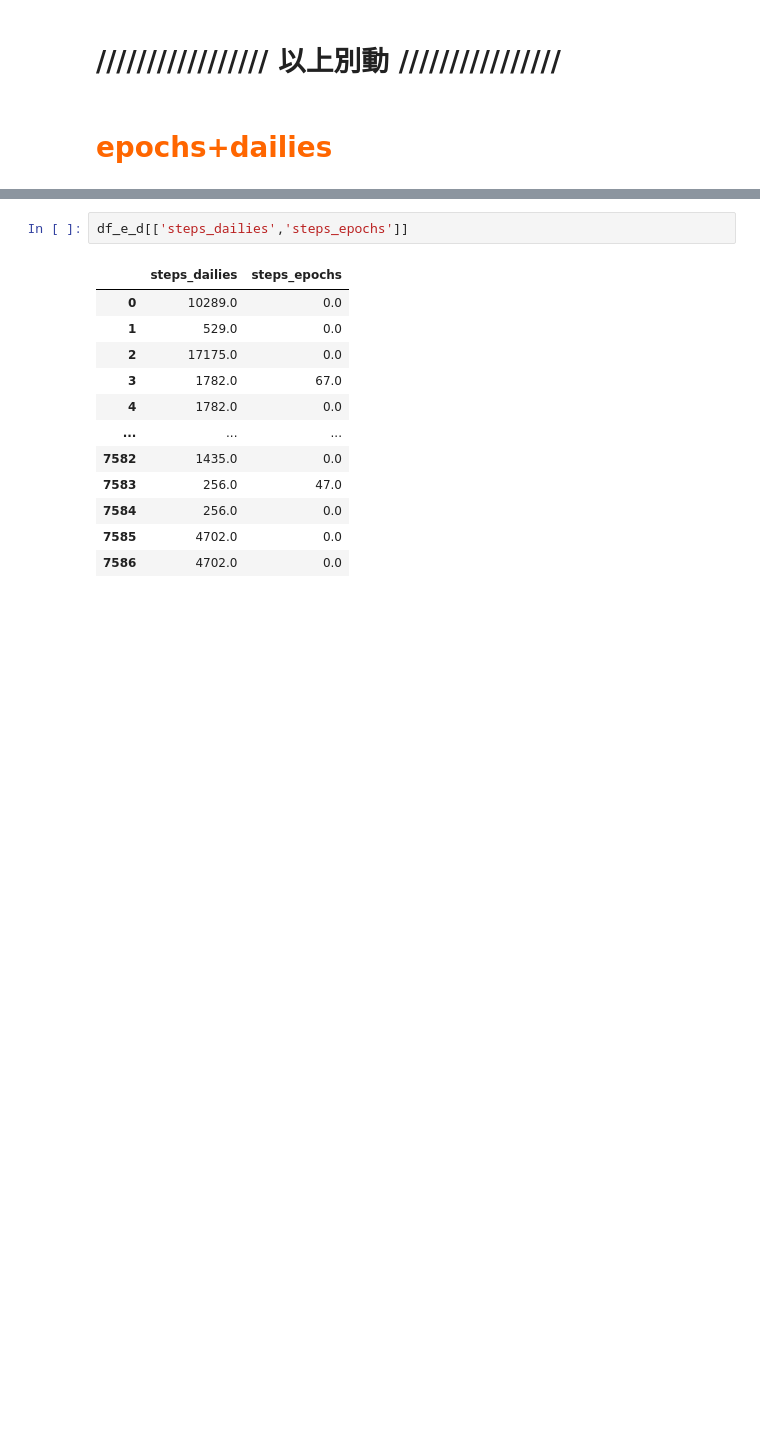
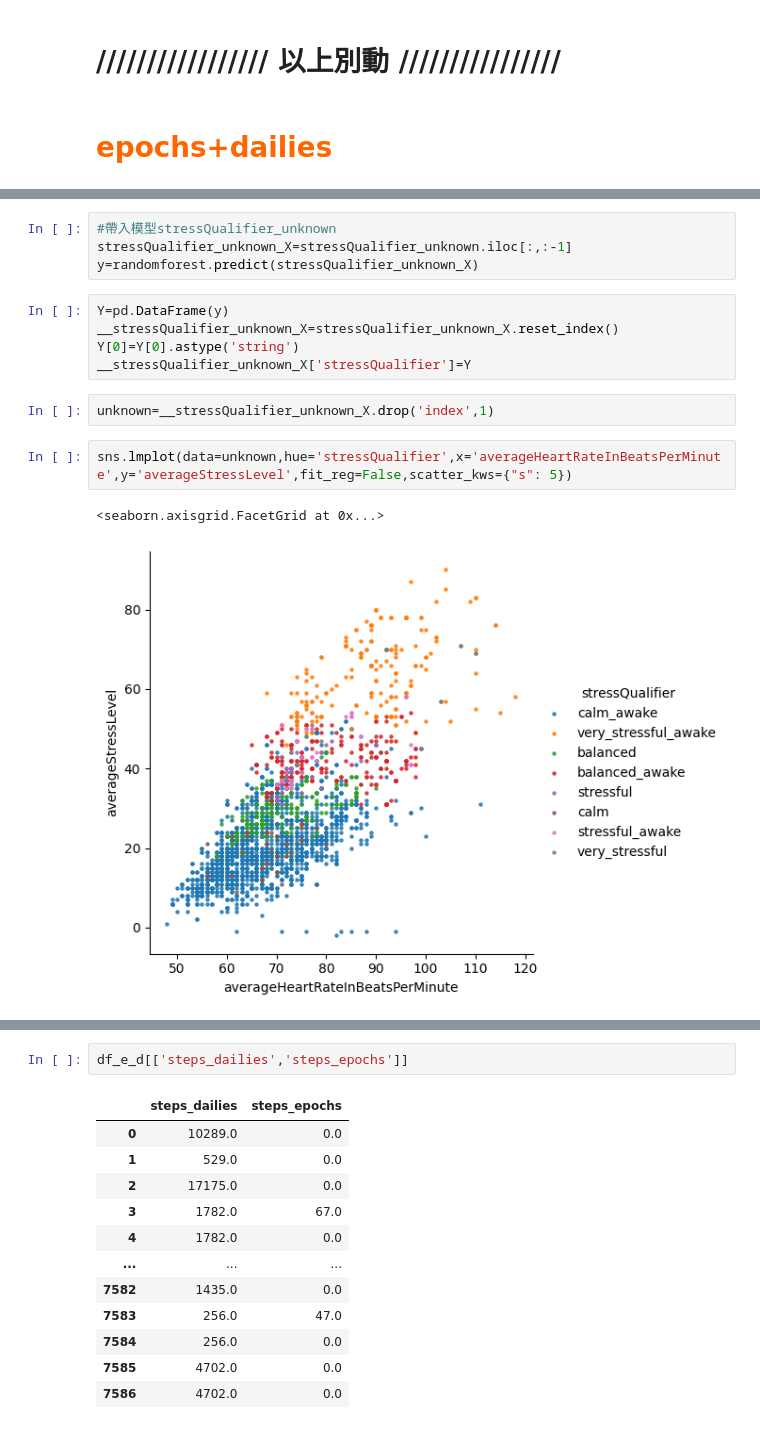
Before and after one commit to fxz200/garmin, a Jupyter notebook: garmin.ipynb, the cells around one changed output, grey strips where cells are left out. Cells and saved outputs as stored; diff of their text form; blank space fills up the shorter version.

```diff
--- a/garmin.ipynb
+++ b/garmin.ipynb
@@ -99,0 +136,16 @@ memory usage: 2.5+ MB
+# %%
+#帶入模型stressQualifier_unknown
+stressQualifier_unknown_X=stressQualifier_unknown.iloc[:,:-1]
+y=randomforest.predict(stressQualifier_unknown_X)
+# %%
+Y=pd.DataFrame(y)
+__stressQualifier_unknown_X=stressQualifier_unknown_X.reset_index()
+Y[0]=Y[0].astype('string')
+__stressQualifier_unknown_X['stressQualifier']=Y
+# %%
+unknown=__stressQualifier_unknown_X.drop('index',1)
+# %%
+sns.lmplot(data=unknown,hue='stressQualifier',x='averageHeartRateInBeatsPerMinute',y='averageStressLevel',fit_reg=False,scatter_kws={"s": 5})
+# %% [output]
+<seaborn.axisgrid.FacetGrid at 0x...>
+[figure, added]
```
Also changed, not shown: parts of 20 cells of this notebook.
